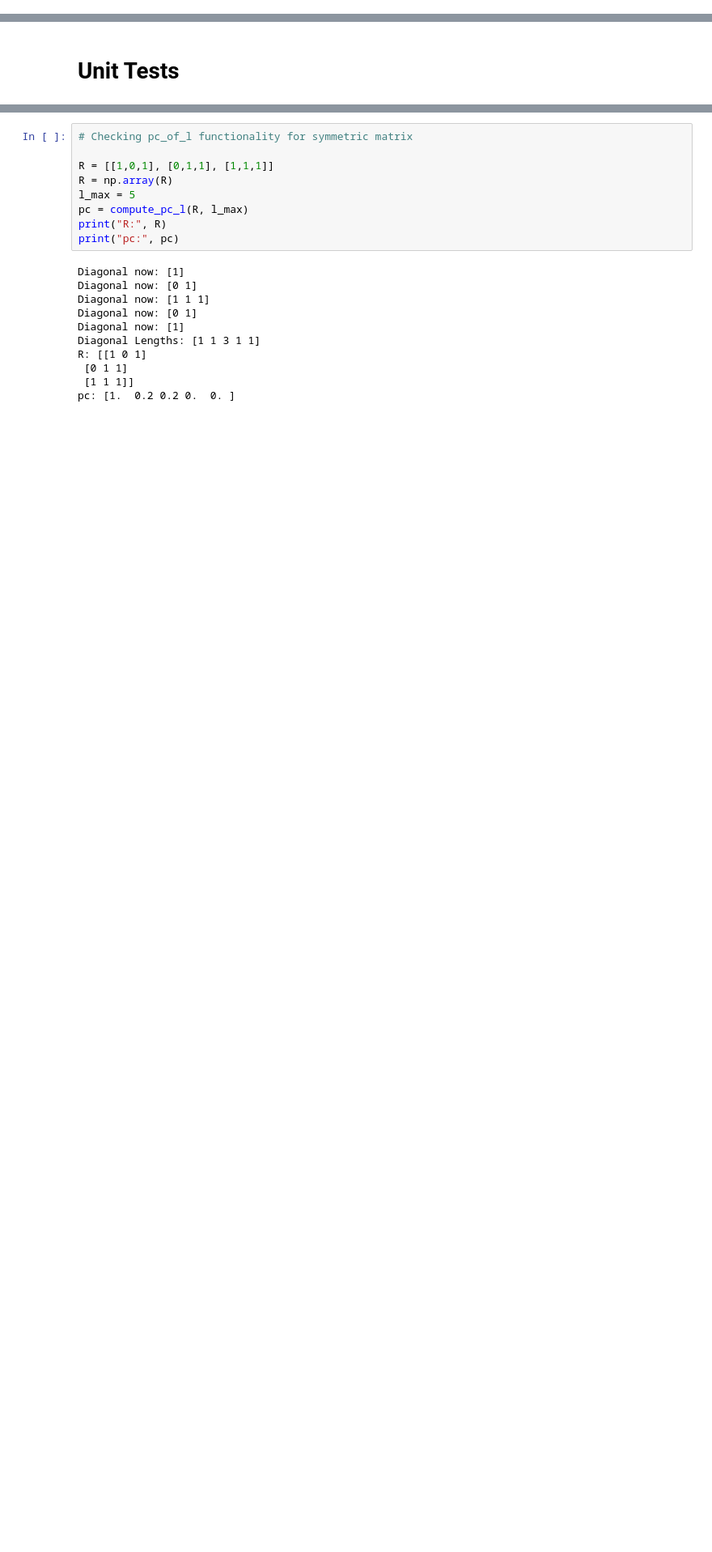
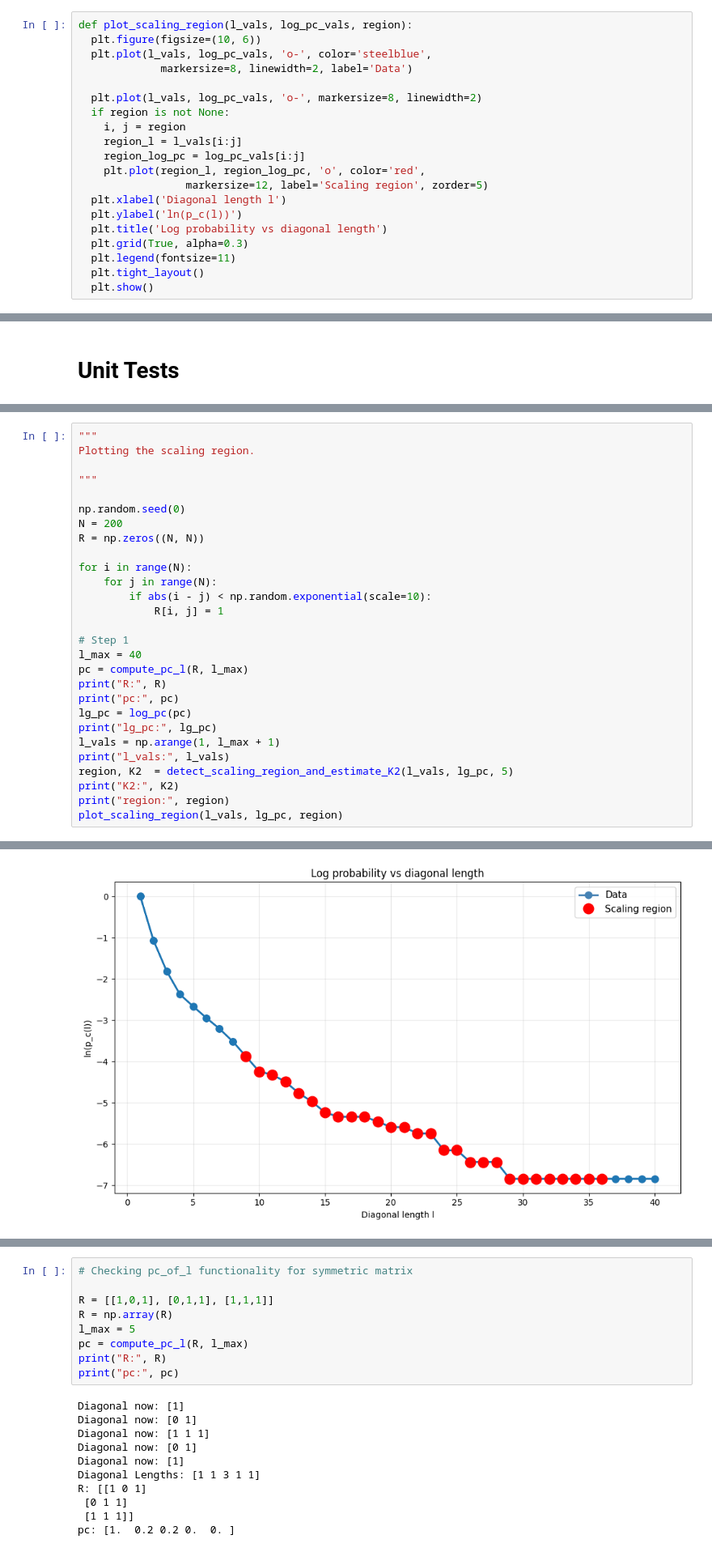
Before and after one commit to EML-Labs/Feature_Analysis, a Jupyter notebook: Experiment_1_K2.ipynb, the cells around one changed output, grey strips where cells are left out. Shown at 81% size. Cells and saved outputs as stored; diff of their text form; blank space fills up the shorter version.

```diff
--- a/Experiment_1_K2.ipynb
+++ b/Experiment_1_K2.ipynb
@@ -43,0 +118,20 @@ def compute_pc_l(R, l_max):
+# %%
+def plot_scaling_region(l_vals, log_pc_vals, region):
+  plt.figure(figsize=(10, 6))
+  plt.plot(l_vals, log_pc_vals, 'o-', color='steelblue',
+             markersize=8, linewidth=2, label='Data')
+
+  plt.plot(l_vals, log_pc_vals, 'o-', markersize=8, linewidth=2)
+  if region is not None:
+    i, j = region
+    region_l = l_vals[i:j]
+    region_log_pc = log_pc_vals[i:j]
+    plt.plot(region_l, region_log_pc, 'o', color='red',
+                 markersize=12, label='Scaling region', zorder=5)
+  plt.xlabel('Diagonal length l')
+  plt.ylabel('ln(p_c(l))')
+  plt.title('Log probability vs diagonal length')
+  plt.grid(True, alpha=0.3)
+  plt.legend(fontsize=11)
+  plt.tight_layout()
+  plt.show()
@@ -45,0 +321,29 @@ def compute_pc_l(R, l_max):
+# %%
+"""
+Plotting the scaling region.
+
+"""
+
+np.random.seed(0)
+N = 200
+R = np.zeros((N, N))
+
+for i in range(N):
+    for j in range(N):
+        if abs(i - j) < np.random.exponential(scale=10):
+            R[i, j] = 1
+
+# Step 1
+l_max = 40
+pc = compute_pc_l(R, l_max)
+print("R:", R)
+print("pc:", pc)
+lg_pc = log_pc(pc)
+print("lg_pc:", lg_pc)
+l_vals = np.arange(1, l_max + 1)
+print("l_vals:", l_vals)
+region, K2  = detect_scaling_region_and_estimate_K2(l_vals, lg_pc, 5)
+print("K2:", K2)
+print("region:", region)
+plot_scaling_region(l_vals, lg_pc, region)
+# %% [output]
@@ -45,0 +367 @@ def compute_pc_l(R, l_max):
+[figure, added]
```
Also changed, not shown: parts of 12 cells of this notebook.
